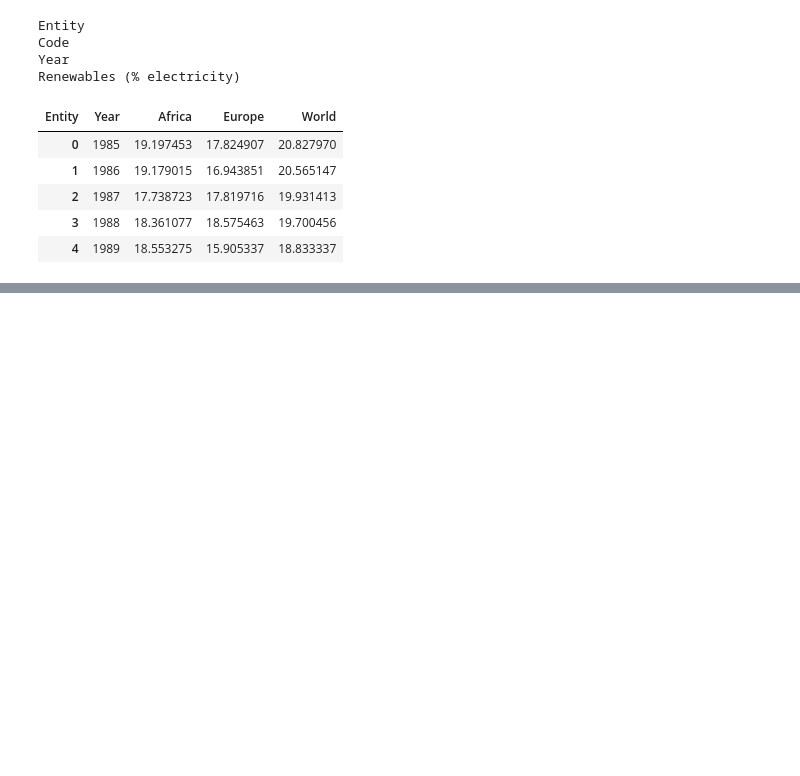
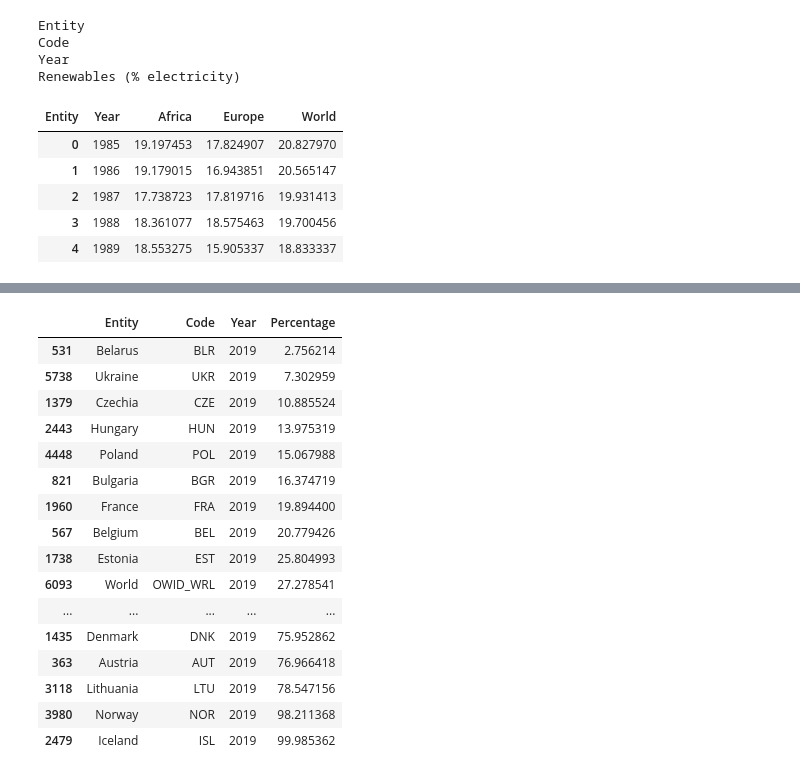
Before and after one commit to kkignasiak98/clean-energy-visualisation, a Jupyter notebook: Test.ipynb, the cells around one changed output, grey strips where cells are left out. Drawn from its saved outputs; the diff is of its cells as text; code cells hidden in the pictures; blank space fills up the shorter version.

```diff
--- a/Test.ipynb
+++ b/Test.ipynb
@@ -49,3 +49,6 @@ fig.update_xaxes(
 fig.show()
 # %% [output]
 [interactive output not drawn]
+# %%
+name_of_interest = ("World", "Europe","Austria","Belarus","Belgium","Czechia","Denmark","Estonia","Finland","France","Greece","Hungary","Iceland","Ireland","Italy","Latvia","Lithuania","United Kingdom","Ukraine","Switzerland","Sweden","Portugal","Poland","Norway","Luxembourg","Bulgaria")
+df = eletricity_share.loc[eletricity_share['Entity'].isin(name_of_interest)]
@@ -51,0 +83,22 @@ fig.show()
+# %%
+europe_2019 = df.loc[df['Year'] == 2019]
+# %%
+europe_2019.sort_values(by=['Percentage'])
+# %% [output]
+|  | Entity | Code | Year | Percentage |
+| 531 | Belarus | BLR | 2019 | 2.756214 |
+| 5738 | Ukraine | UKR | 2019 | 7.302959 |
+| 1379 | Czechia | CZE | 2019 | 10.885524 |
+| 2443 | Hungary | HUN | 2019 | 13.975319 |
+| 4448 | Poland | POL | 2019 | 15.067988 |
+| 821 | Bulgaria | BGR | 2019 | 16.374719 |
+| 1960 | France | FRA | 2019 | 19.894400 |
+| 567 | Belgium | BEL | 2019 | 20.779426 |
+| 1738 | Estonia | EST | 2019 | 25.804993 |
+| 6093 | World | OWID_WRL | 2019 | 27.278541 |
+| ... | ... | ... | ... | ... |
+| 1435 | Denmark | DNK | 2019 | 75.952862 |
+| 363 | Austria | AUT | 2019 | 76.966418 |
+| 3118 | Lithuania | LTU | 2019 | 78.547156 |
+| 3980 | Norway | NOR | 2019 | 98.211368 |
+| 2479 | Iceland | ISL | 2019 | 99.985362 |
```
Also changed, not shown: parts of 4 cells of this notebook.
